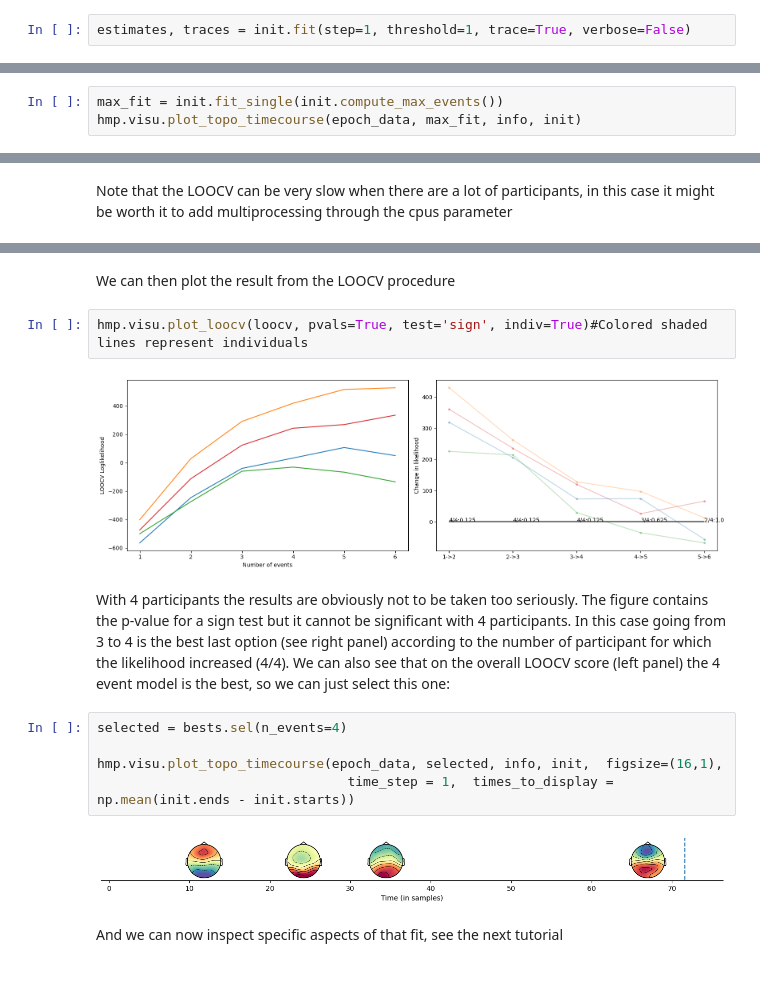
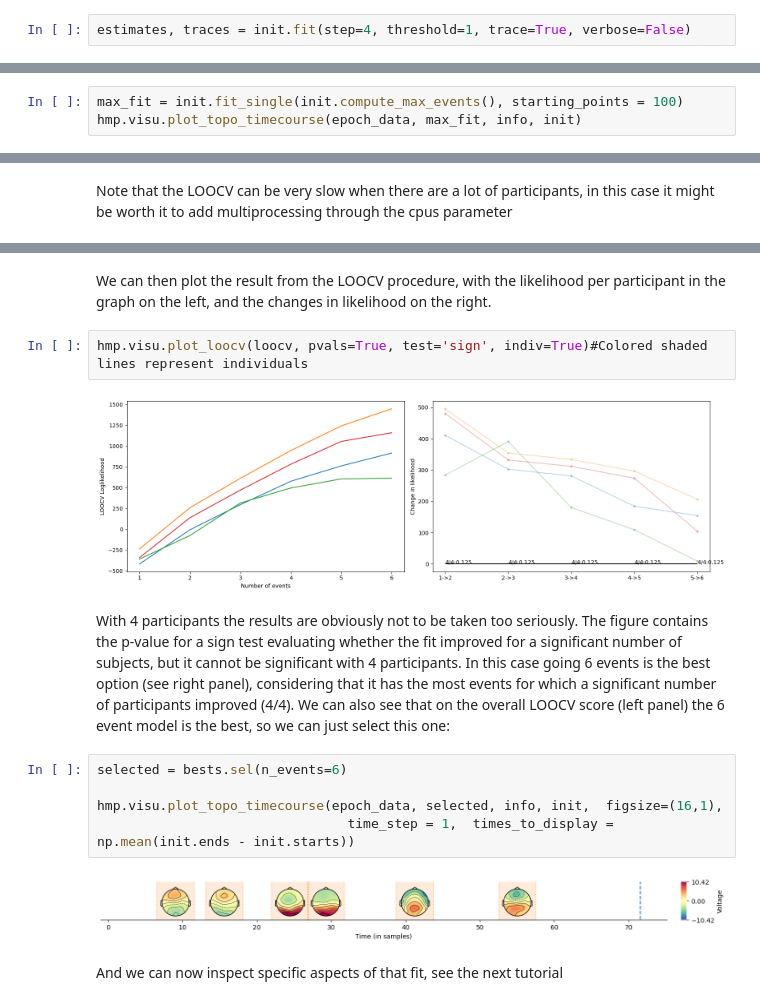
Before and after one commit to GWeindel/hmp, a Jupyter notebook: tutorials/3-Testing_the_number_of_bumps.ipynb, the cells around one changed output, grey strips where cells are left out. Saved outputs shown, nothing was run; the diff lists cells and outputs as text; blank space fills up the shorter version.

````diff
--- a/tutorials/3-Testing_the_number_of_bumps.ipynb
+++ b/tutorials/3-Testing_the_number_of_bumps.ipynb
@@ -123,7 +123,7 @@ In this example we evaluated the likelihood of (cumulatively) placing a event ev
 # %% [markdown]
 We can also inspect the traces of the algorithm, if we provide the argument for it before the fit. This way we store both the proposed stage durations and the accepted events.
 # %%
-estimates, traces = init.fit(step=1, threshold=1, trace=True, verbose=False)
+estimates, traces = init.fit(step=4, threshold=1, trace=True, verbose=False)
 # %% [markdown]
 Calling the ```plot_iterations``` of the visualization module then plots the proposed events in the algorithm at each iteration. In the case of the last cell, the "time course" of the algorithm is the following:
 # %%
@@ -199,4 +196,4 @@
 # %%
-max_fit = init.fit_single(init.compute_max_events())
+max_fit = init.fit_single(init.compute_max_events(), starting_points = 100)
 hmp.visu.plot_topo_timecourse(epoch_data, max_fit, info, init)
 # %% [output]
@@ -251,17 +248,17 @@ Wall time: 12.9 s
 # %% [markdown]
-We can then plot the result from the LOOCV procedure
+We can then plot the result from the LOOCV procedure, with the likelihood per participant in the graph on the left, and the changes in likelihood on the right.
 # %%
 hmp.visu.plot_loocv(loocv, pvals=True, test='sign', indiv=True)#Colored shaded lines represent individuals
 # %% [output]
-[figure, old version]
+[figure, new version]
 # %% [markdown]
-With 4 participants the results are obviously not to be taken too seriously. The figure contains the p-value for a sign test but it cannot be significant with 4 participants. In this case going from 3 to 4 is the best  last option (see right panel) according to the number of participant for which the likelihood increased (4/4). We can also see that on the overall LOOCV score (left panel) the 4 event model is the best, so we can just select this one:
+With 4 participants the results are obviously not to be taken too seriously. The figure contains the p-value for a sign test evaluating whether the fit improved for a significant number of subjects, but it cannot be significant with 4 participants. In this case going 6 events is the best option (see right panel), considering that it has the most events for which a significant number of participants improved (4/4). We can also see that on the overall LOOCV score (left panel) the 6 event model is the best, so we can just select this one:
 # %%
-selected = bests.sel(n_events=4)
+selected = bests.sel(n_events=6)
 
 hmp.visu.plot_topo_timecourse(epoch_data, selected, info, init,  figsize=(16,1),
                                 time_step = 1,  times_to_display = np.mean(init.ends - init.starts))
 # %% [output]
-[figure, old version]
+[figure, new version]
 # %% [markdown]
 And we can now inspect specific aspects of that fit, see the next tutorial
````
Also changed, not shown: parts of 12 cells of this notebook, 1 other file.
